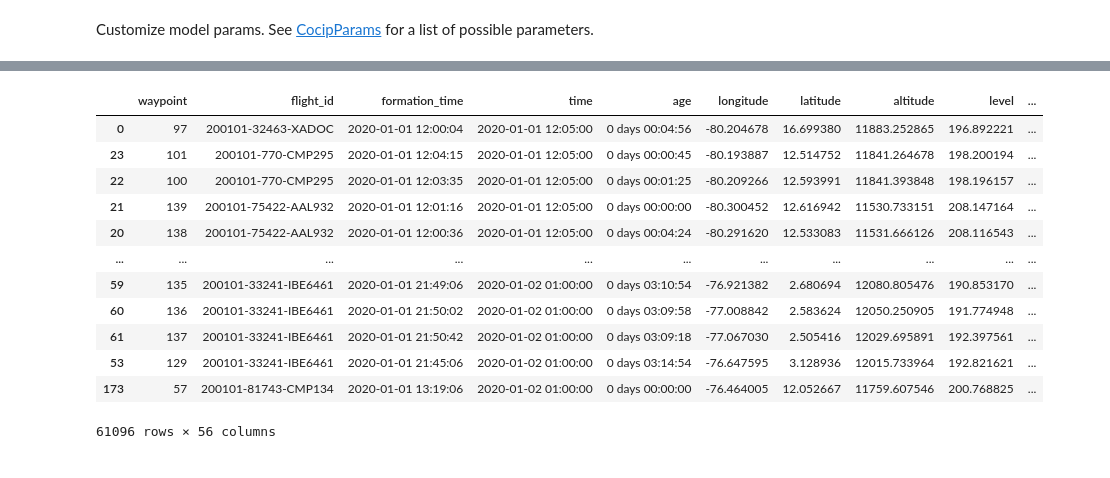
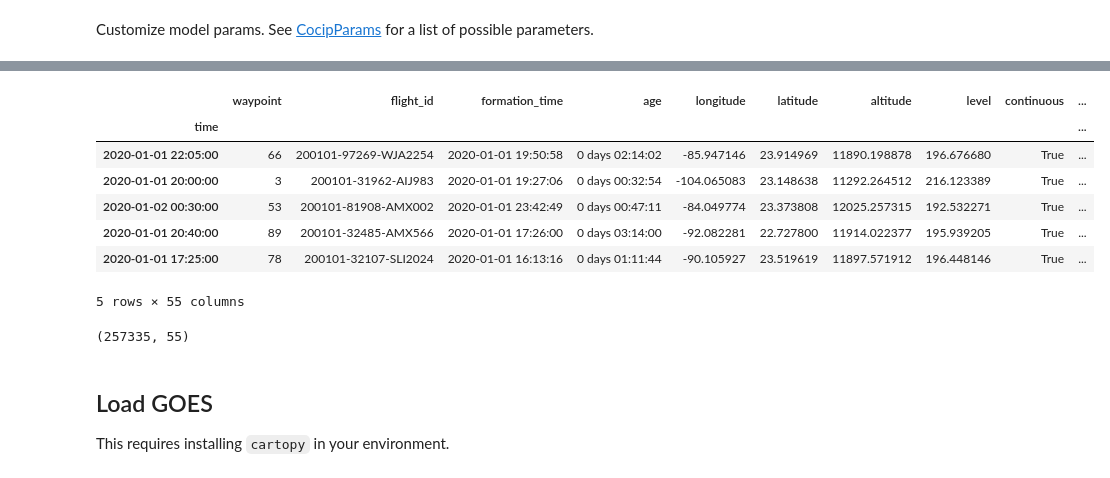
Before and after one commit to contrailcirrus/2023-04-pycontrails-workshop, a Jupyter notebook: notebooks/03-CoCiP-satellite.ipynb, the cells around one changed output, grey strips where cells are left out. Drawn from its saved outputs; the diff is of its cells as text; code cells hidden in the pictures.

```diff
--- a/notebooks/03-CoCiP-satellite.ipynb
+++ b/notebooks/03-CoCiP-satellite.ipynb
@@ -270,9 +140,7 @@ from pycontrails.datalib.ecmwf import ERA5
 
 This is always required, even if the file only contains the dimensions / variables necessary.
 # %%
-# set time domain from the first flight waypoint
-# through 10 hours past the last flight waypoint
-time = (flights[0]["time"].min(), flights[-1]["time"].min() + pd.Timedelta("10H"))
+time = "2020-01-01T00", "2020-01-02T08"
 
 # select variables by standard name
 pressure_level_variables = [
@@ -285,7 +153,10 @@ pressure_level_variables = [
     "geopotential",
 ]
 
-single_level_variables = ["top_net_solar_radiation", "top_net_thermal_radiation"]
+single_level_variables = [
+    "top_net_solar_radiation",
+    "top_net_thermal_radiation"
+]
 
 # select pressure levels from meteorology
 pressure_levels = [
@@ -376,9 +246,9 @@ See [CocipParams](https://py.contrails.org/api/pycontrails.models.cocip.CocipPar
 humidity_scaling = ExponentialBoostHumidityScaling()
 # %%
 params = {
-    "dt_integration": np.timedelta64(5, "m"),
+    "dt_integration": pd.Timedelta(5, "m"),
+    "max_age": pd.Timedelta(12, "h"),
     "humidity_scaling": humidity_scaling,
-    "process_emissions": False,
 }
 # %%
 cocip = Cocip(met, rad, params)
@@ -391,19 +258,24 @@ Wall time: 20.8 s
 # %%
 # retrieve the contrail output
 contrails = cocip.contrail
+contrails = contrails.set_index("time")
 # %%
-contrails.sort_values("time")
+# print out a sample
+contrails.sample(5)
 # %% [output]
-|  | waypoint | flight_id | formation_time | time | age | longitude | latitude | altitude | level | ... |
-| 0 | 97 | 200101-32463-XADOC | 2020-01-01 12:00:04 | 2020-01-01 12:05:00 | 0 days 00:04:56 | -80.204678 | 16.699380 | 11883.252865 | 196.892221 | ... |
-| 23 | 101 | 200101-770-CMP295 | 2020-01-01 12:04:15 | 2020-01-01 12:05:00 | 0 days 00:00:45 | -80.193887 | 12.514752 | 11841.264678 | 198.200194 | ... |
-| 22 | 100 | 200101-770-CMP295 | 2020-01-01 12:03:35 | 2020-01-01 12:05:00 | 0 days 00:01:25 | -80.209266 | 12.593991 | 11841.393848 | 198.196157 | ... |
-| 21 | 139 | 200101-75422-AAL932 | 2020-01-01 12:01:16 | 2020-01-01 12:05:00 | 0 days 00:00:00 | -80.300452 | 12.616942 | 11530.733151 | 208.147164 | ... |
-| 20 | 138 | 200101-75422-AAL932 | 2020-01-01 12:00:36 | 2020-01-01 12:05:00 | 0 days 00:04:24 | -80.291620 | 12.533083 | 11531.666126 | 208.116543 | ... |
-| ... | ... | ... | ... | ... | ... | ... | ... | ... | ... | ... |
-| 59 | 135 | 200101-33241-IBE6461 | 2020-01-01 21:49:06 | 2020-01-02 01:00:00 | 0 days 03:10:54 | -76.921382 | 2.680694 | 12080.805476 | 190.853170 | ... |
-| 60 | 136 | 200101-33241-IBE6461 | 2020-01-01 21:50:02 | 2020-01-02 01:00:00 | 0 days 03:09:58 | -77.008842 | 2.583624 | 12050.250905 | 191.774948 | ... |
-| 61 | 137 | 200101-33241-IBE6461 | 2020-01-01 21:50:42 | 2020-01-02 01:00:00 | 0 days 03:09:18 | -77.067030 | 2.505416 | 12029.695891 | 192.397561 | ... |
-| 53 | 129 | 200101-33241-IBE6461 | 2020-01-01 21:45:06 | 2020-01-02 01:00:00 | 0 days 03:14:54 | -76.647595 | 3.128936 | 12015.733964 | 192.821621 | ... |
-| 173 | 57 | 200101-81743-CMP134 | 2020-01-01 13:19:06 | 2020-01-02 01:00:00 | 0 days 00:00:00 | -76.464005 | 12.052667 | 11759.607546 | 200.768825 | ... |
+|  | waypoint | flight_id | formation_time | age | longitude | latitude | altitude | level | continuous | ... |
+| time |  |  |  |  |  |  |  |  |  | ... |
+| 2020-01-01 22:05:00 | 66 | 200101-97269-WJA2254 | 2020-01-01 19:50:58 | 0 days 02:14:02 | -85.947146 | 23.914969 | 11890.198878 | 196.676680 | True | ... |
+| 2020-01-01 20:00:00 | 3 | 200101-31962-AIJ983 | 2020-01-01 19:27:06 | 0 days 00:32:54 | -104.065083 | 23.148638 | 11292.264512 | 216.123389 | True | ... |
+| 2020-01-02 00:30:00 | 53 | 200101-81908-AMX002 | 2020-01-01 23:42:49 | 0 days 00:47:11 | -84.049774 | 23.373808 | 12025.257315 | 192.532271 | True | ... |
+| 2020-01-01 20:40:00 | 89 | 200101-32485-AMX566 | 2020-01-01 17:26:00 | 0 days 03:14:00 | -92.082281 | 22.727800 | 11914.022377 | 195.939205 | True | ... |
+| 2020-01-01 17:25:00 | 78 | 200101-32107-SLI2024 | 2020-01-01 16:13:16 | 0 days 01:11:44 | -90.105927 | 23.519619 | 11897.571912 | 196.448146 | True | ... |
-61096 rows × 56 columns
+5 rows × 55 columns
+# %%
+contrails.shape
+# %% [output]
+(257335, 55)
+# %% [markdown]
+## Load GOES
+
+This requires installing `cartopy` in your environment.
```
Also changed, not shown: parts of 33 cells of this notebook.
